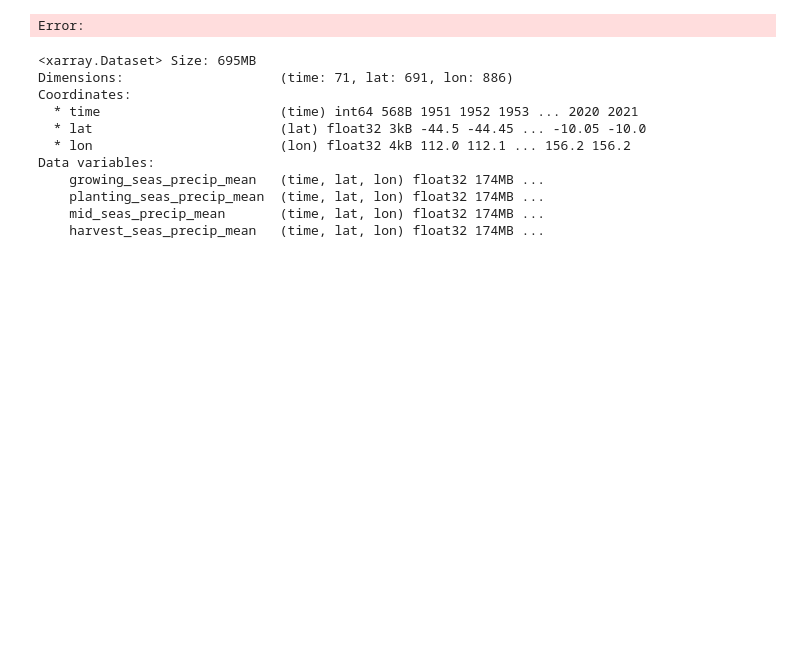
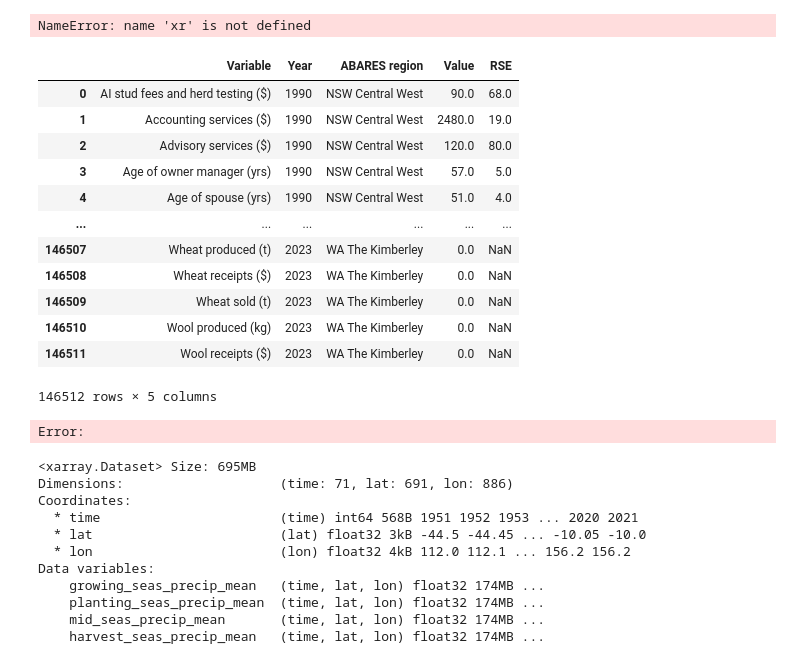
Before and after one commit to MattGrant1998/aus_wheat_yield, a Jupyter notebook: extremes/test.ipynb, the cells around one changed output. Drawn from its saved outputs; the diff is of its cells as text; code cells hidden in the pictures; blank space fills up the shorter version.

```diff
--- a/extremes/test.ipynb
+++ b/extremes/test.ipynb
@@ -3,3 +75,31 @@ import xarray as xr
+# %%
+earlier_filename = 'heatwave_intensity_FY_agg_1950-2021.nc'
+FY_path = '/g/data/w97/mg5624/ABS_project/extremes/FY_aggregated/'
+earlier_da = xr.open_dataset(FY_path+earlier_filename)
+earlier_gs_hw = earlier_da.growing_seas_heatwave_intensity_mean
+earlier_gs_hw
+# %% [output]
+NameError: name 'xr' is not defined
+# %%
+import pandas as pd
+
+abares_path = '/g/data/w97/mg5624/ABS_project/ABARES/fdp-regional-historical.csv'
+abares = pd.read_csv(abares_path)
+abares
+# %% [output]
+|  | Variable | Year | ABARES region | Value | RSE |
+| 0 | AI stud fees and herd testing ($) | 1990 | NSW Central West | 90.0 | 68.0 |
+| 1 | Accounting services ($) | 1990 | NSW Central West | 2480.0 | 19.0 |
+| 2 | Advisory services ($) | 1990 | NSW Central West | 120.0 | 80.0 |
+| 3 | Age of owner manager (yrs) | 1990 | NSW Central West | 57.0 | 5.0 |
+| 4 | Age of spouse (yrs) | 1990 | NSW Central West | 51.0 | 4.0 |
+| ... | ... | ... | ... | ... | ... |
+| 146507 | Wheat produced (t) | 2023 | WA The Kimberley | 0.0 | NaN |
+| 146508 | Wheat receipts ($) | 2023 | WA The Kimberley | 0.0 | NaN |
+| 146509 | Wheat sold (t) | 2023 | WA The Kimberley | 0.0 | NaN |
+| 146510 | Wool produced (kg) | 2023 | WA The Kimberley | 0.0 | NaN |
+| 146511 | Wool receipts ($) | 2023 | WA The Kimberley | 0.0 | NaN |
+146512 rows × 5 columns
 # %%
 path = '/scratch/w97/mg5624/extremes/daily/'
 file1 = '180_ag_drought_1950-2021_1.nc'
```
Also changed, not shown: parts of 4 cells of this notebook, 12 other files.
